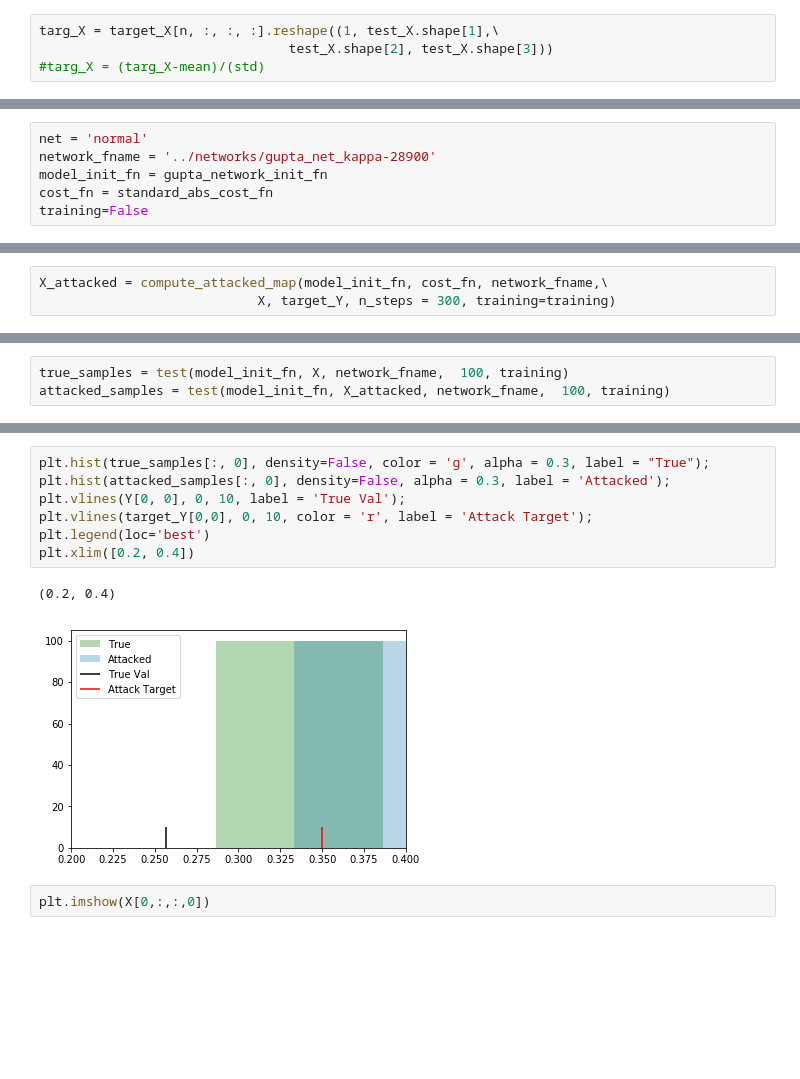
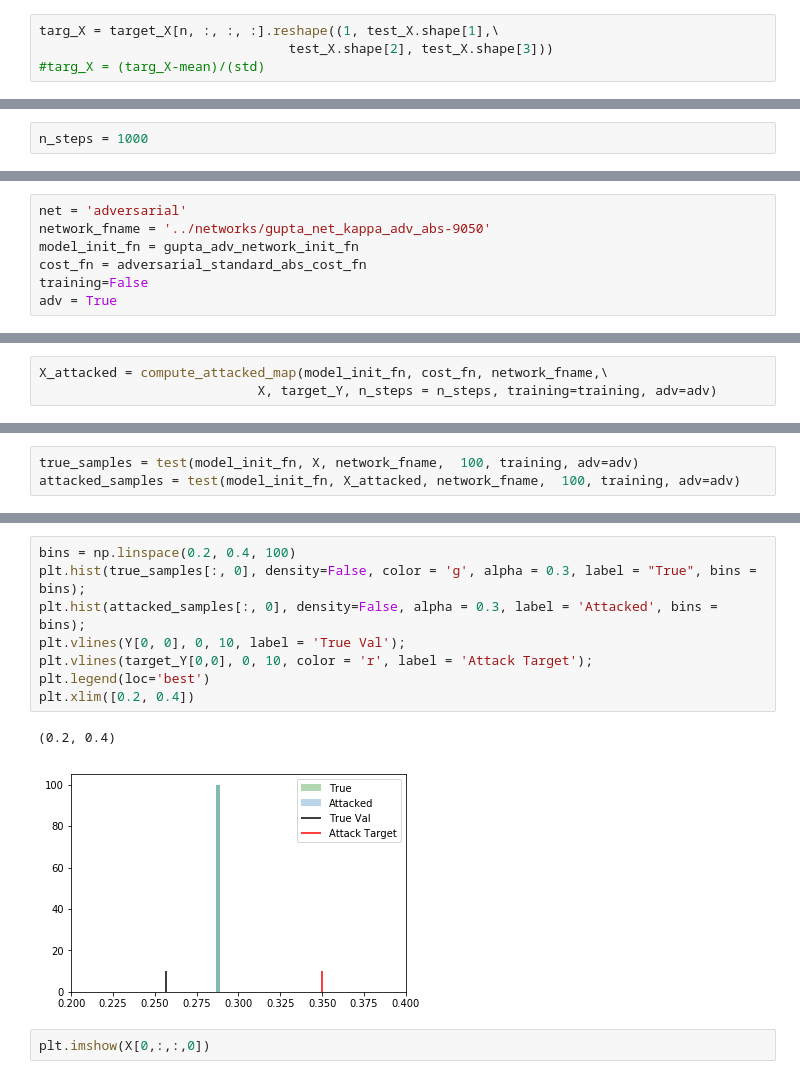
Before and after one commit to mclaughlin6464/uatu, a Jupyter notebook: notebooks/Local Attacks.ipynb, the cells around one changed output, grey strips where cells are left out. Saved outputs shown, nothing was run; the diff lists cells and outputs as text; blank space fills up the shorter version.

```diff
--- a/notebooks/Local Attacks.ipynb
+++ b/notebooks/Local Attacks.ipynb
@@ -129,0 +150,2 @@ else:
+# %%
+n_steps = 1000
@@ -130,6 +166,7 @@ else:
 # %%
-net = 'normal'
-network_fname = '../networks/gupta_net_kappa-28900'
-model_init_fn = gupta_network_init_fn
-cost_fn = standard_abs_cost_fn
+net = 'adversarial'
+network_fname = '../networks/gupta_net_kappa_adv_abs-9050'
+model_init_fn = gupta_adv_network_init_fn
+cost_fn = adversarial_standard_abs_cost_fn
 training=False
+adv = True
@@ -142,3 +173,3 @@ training=True
 # %%
 X_attacked = compute_attacked_map(model_init_fn, cost_fn, network_fname,\
-                            X, target_Y, n_steps = 300, training=training)
+                            X, target_Y, n_steps = n_steps, training=training, adv=adv)
@@ -147,3 +176,3 @@ INFO:tensorflow:Restoring parameters from ../networks/gupta_net_kappa-28900
 # %%
-true_samples = test(model_init_fn, X, network_fname,  100, training)
-attacked_samples = test(model_init_fn, X_attacked, network_fname,  100, training)
+true_samples = test(model_init_fn, X, network_fname,  100, training, adv=adv)
+attacked_samples = test(model_init_fn, X_attacked, network_fname,  100, training, adv=adv)
@@ -157,13 +183,14 @@ true_samples[:,0].mean(),attacked_samples[:,0].mean()
 # %%
-plt.hist(true_samples[:, 0], density=False, color = 'g', alpha = 0.3, label = "True");
-plt.hist(attacked_samples[:, 0], density=False, alpha = 0.3, label = 'Attacked');
+bins = np.linspace(0.2, 0.4, 100)
+plt.hist(true_samples[:, 0], density=False, color = 'g', alpha = 0.3, label = "True", bins = bins);
+plt.hist(attacked_samples[:, 0], density=False, alpha = 0.3, label = 'Attacked', bins = bins);
 plt.vlines(Y[0, 0], 0, 10, label = 'True Val');
 plt.vlines(target_Y[0,0], 0, 10, color = 'r', label = 'Attack Target');
 plt.legend(loc='best')
 plt.xlim([0.2, 0.4])
 # %% [output]
 (0.2, 0.4)
-[figure, old version]
+[figure, new version]
 # %%
 plt.imshow(X[0,:,:,0])
 # %% [output]
```
Also changed, not shown: parts of 19 cells of this notebook.
